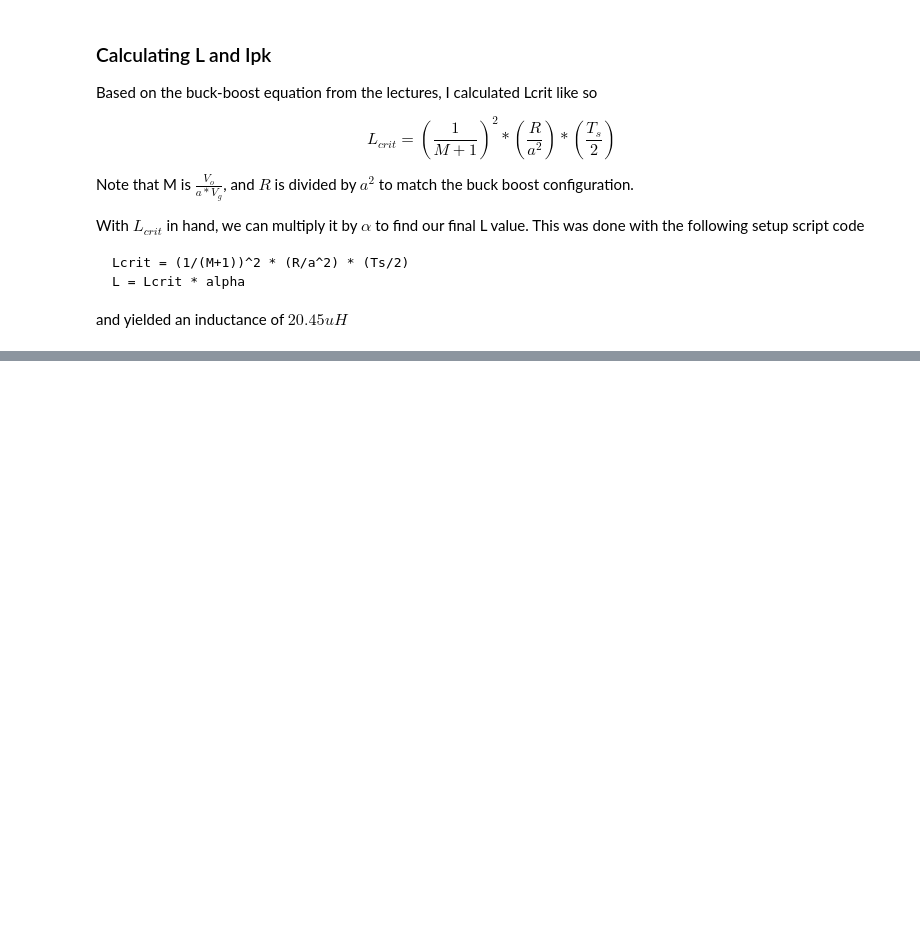
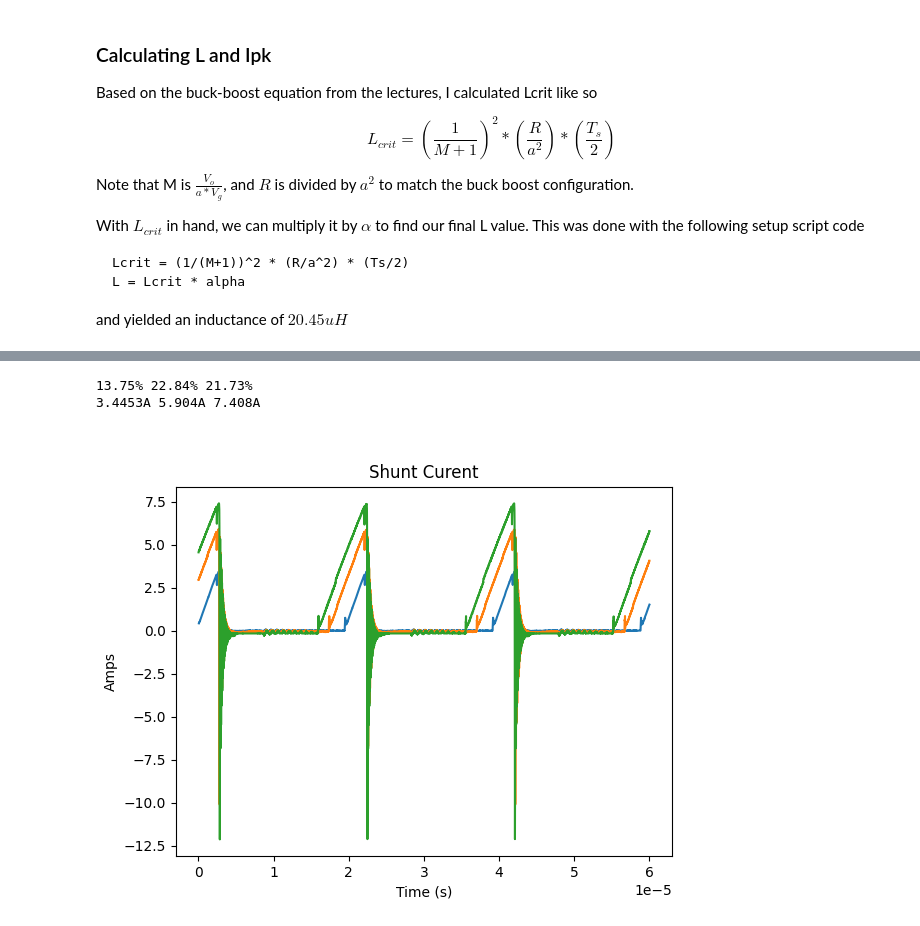
Before and after one commit to amit-kumarh/power-electronics, a Jupyter notebook: assignments/05-lab/report.ipynb, the cells around one changed output, grey strips where cells are left out. Saved outputs shown, nothing was run; the diff lists cells and outputs as text; code cells hidden in the pictures; blank space fills up the shorter version.

```diff
--- a/assignments/05-lab/report.ipynb
+++ b/assignments/05-lab/report.ipynb
@@ -86,0 +240,20 @@ Entering these calculations into my PLECS sim (and adjusting my frequency to mat
+# %%
+v4, _ = import_and_clean(f't1_4v', ["Vshunt", "Vdrain"], True, 30)
+v7, _ = import_and_clean(f't1_7v', ["Vshunt", "Vdrain"], True)
+v9, _ = import_and_clean(f't1_9v', ["Vshunt", "Vdrain"], True)
+Ipks = []
+
+# plot current
+fig, ax = plt.subplots()
+for data in [v4, v7, v9]:
+    data['I_calc'] = data['Vshunt'] / 0.05
+    data.plot(x="X", y="I_calc", legend=False, title=f"Shunt Curent", xlabel="Time (s)", ylabel="Amps", ax=ax)
+    Ipks.append(max(data["I_calc"].dropna()))
+
+# calculate duty cycle
+print(*[f"{round(duty_cycle(x, 'Vdrain', 1.4e-5, 2.4e-5) * 100, 2)}%" for x in [v4, v7, v9]])
+print(*[f"{round(x, 4)}A" for x in Ipks])
+# %% [output]
+13.75% 22.84% 21.73%
+3.4453A 5.904A 7.408A
+[figure, added]
```
Also changed, not shown: parts of 19 cells of this notebook, 2 other files.
